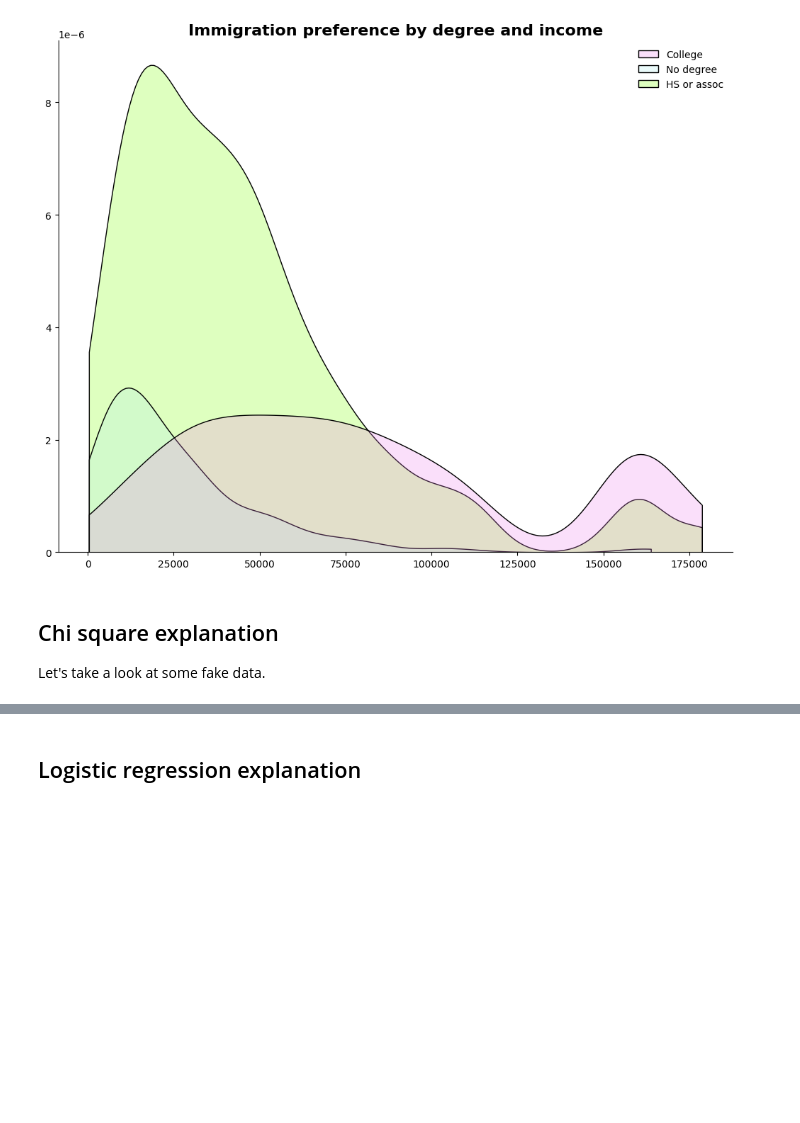
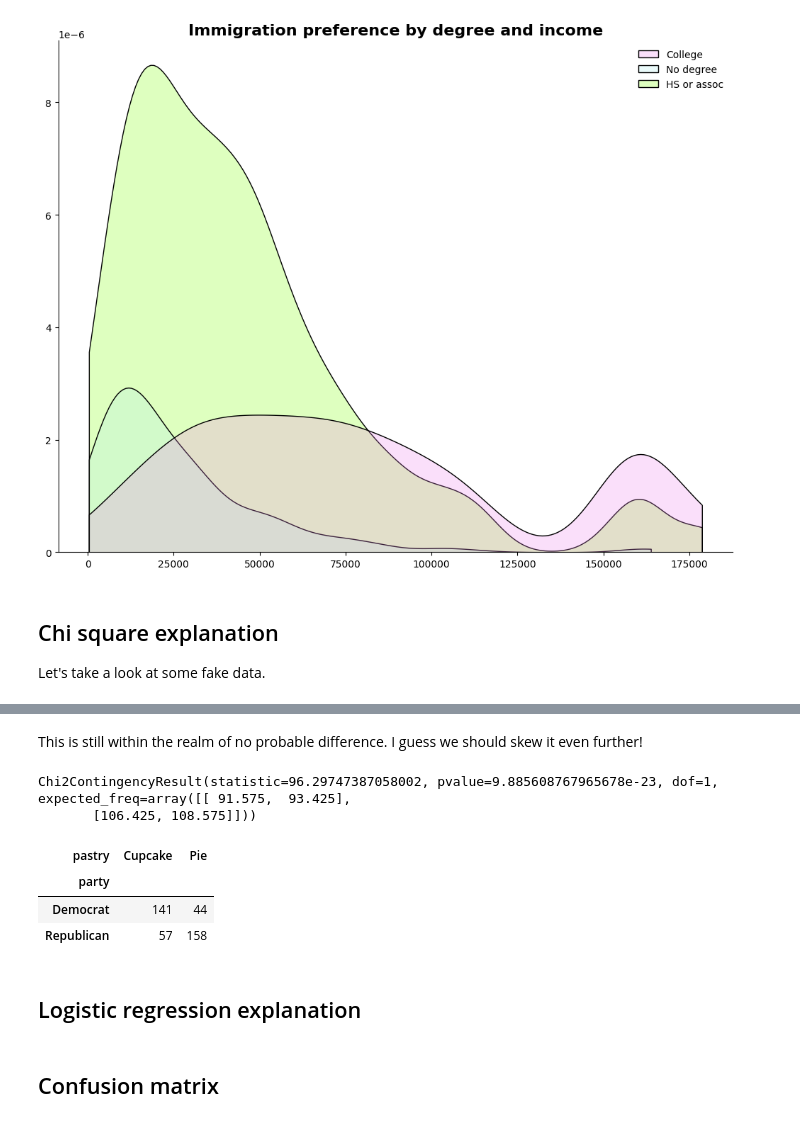
Before and after one commit to joshuamegnauth54/data765-intro-python-tutoring, a Jupyter notebook: thesis_2023/03_requested_ex.ipynb, the cells around one changed output, grey strips where cells are left out. Cells and saved outputs as stored; diff of their text form; code cells hidden in the pictures; blank space fills up the shorter version.

```diff
--- a/thesis_2023/03_requested_ex.ipynb
+++ b/thesis_2023/03_requested_ex.ipynb
@@ -305,0 +362,5 @@ tab_great_debate
+# %%
+print(chi2_contingency(tab_new_sample))
+
+party_counts = great_debate["party"].value_counts()
+party_counts
@@ -306,2 +373,22 @@ tab_great_debate
+# %% [markdown]
+This is still within the realm of no probable difference. I guess we should skew it even further!
+# %%
+great_debate.loc[great_debate["party"] == "Democrat", "pastry"] = rng.choice(
+    pastry, party_counts["Democrat"], p=[0.75, 0.25]
+)
+great_debate.loc[great_debate["party"] == "Republican", "pastry"] = rng.choice(
+    pastry, party_counts["Republican"], p=[0.25, 0.75]
+)
+
+skewed_debate = pd.crosstab(great_debate["party"], great_debate["pastry"])
+print(chi2_contingency(skewed_debate))
+skewed_debate
+# %% [output]
+Chi2ContingencyResult(statistic=96.29747387058002, pvalue=9.885608767965678e-23, dof=1, expected_freq=array([[ 91.575,  93.425],
+       [106.425, 108.575]]))
+| pastry | Cupcake | Pie |
+| party |  |  |
+| Democrat | 141 | 44 |
+| Republican | 57 | 158 |
 # %% [markdown]
 ## Logistic regression explanation
@@ -307,0 +397,2 @@ tab_great_debate
+# %% [markdown]
+## Confusion matrix
```
Also changed, not shown: parts of 17 cells of this notebook, 4 other files.
